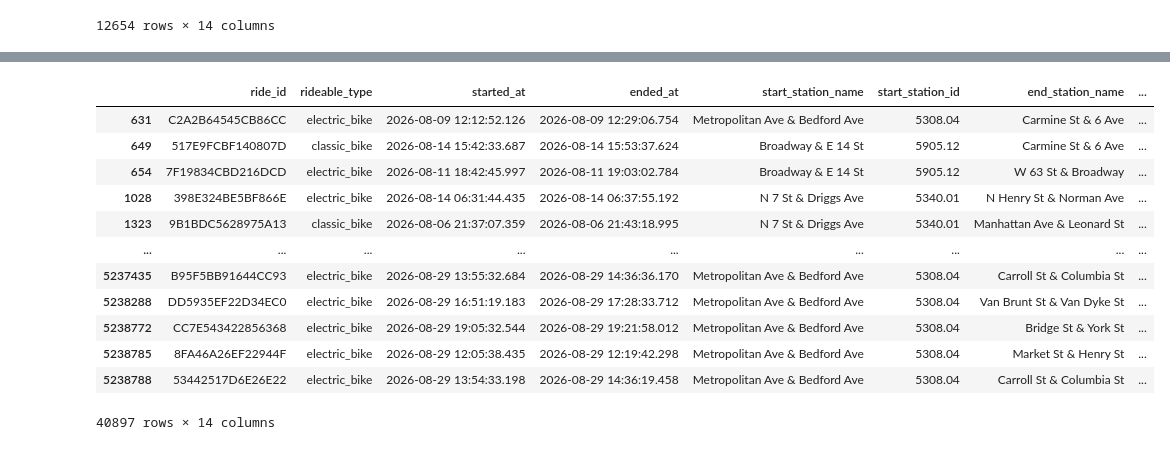
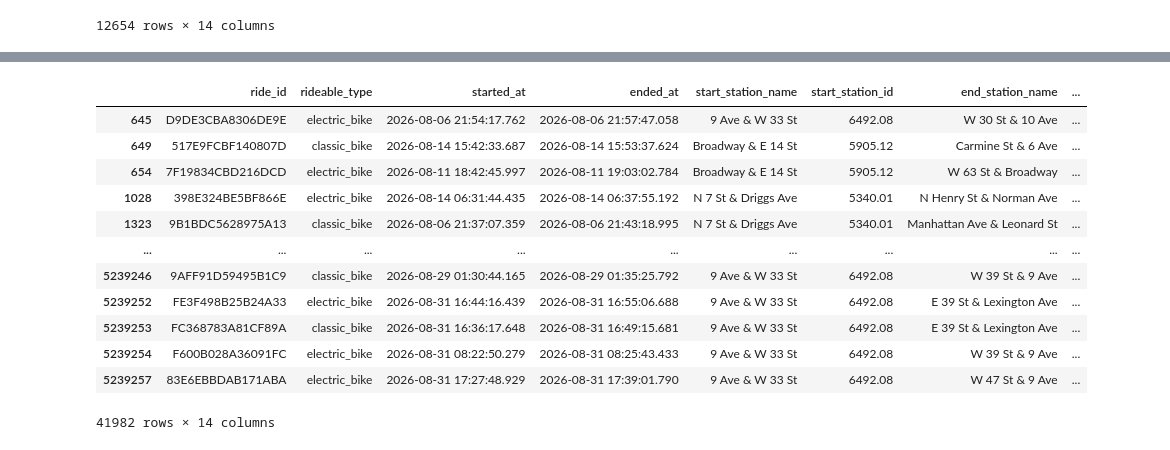
Before and after one commit to rachichi/citibikeavailability, a Jupyter notebook: citibike.ipynb, the cells around one changed output, grey strips where cells are left out. Cells and saved outputs as stored; diff of their text form; code cells hidden in the pictures.

```diff
--- a/citibike.ipynb
+++ b/citibike.ipynb
@@ -255,17 +255,17 @@ df[df['start_station_name'] == "Metropolitan Ave & Bedford Ave"]
 # %%
-new_df = df[df['start_station_name'].isin(["Broadway & E 14 St", "N 7 St & Driggs Ave", "Metropolitan Ave & Bedford Ave"])]
+new_df = df[df['start_station_name'].isin(["Broadway & E 14 St", "N 7 St & Driggs Ave", "9 Ave & W 33 St"])]
 new_df
 # %% [output]
 |  | ride_id | rideable_type | started_at | ended_at | start_station_name | start_station_id | end_station_name | ... |
-| 631 | C2A2B64545CB86CC | electric_bike | 2026-08-09 12:12:52.126 | 2026-08-09 12:29:06.754 | Metropolitan Ave & Bedford Ave | 5308.04 | Carmine St & 6 Ave | ... |
+| 645 | D9DE3CBA8306DE9E | electric_bike | 2026-08-06 21:54:17.762 | 2026-08-06 21:57:47.058 | 9 Ave & W 33 St | 6492.08 | W 30 St & 10 Ave | ... |
 | 649 | 517E9FCBF140807D | classic_bike | 2026-08-14 15:42:33.687 | 2026-08-14 15:53:37.624 | Broadway & E 14 St | 5905.12 | Carmine St & 6 Ave | ... |
 | 654 | 7F19834CBD216DCD | electric_bike | 2026-08-11 18:42:45.997 | 2026-08-11 19:03:02.784 | Broadway & E 14 St | 5905.12 | W 63 St & Broadway | ... |
 | 1028 | 398E324BE5BF866E | electric_bike | 2026-08-14 06:31:44.435 | 2026-08-14 06:37:55.192 | N 7 St & Driggs Ave | 5340.01 | N Henry St & Norman Ave | ... |
 | 1323 | 9B1BDC5628975A13 | classic_bike | 2026-08-06 21:37:07.359 | 2026-08-06 21:43:18.995 | N 7 St & Driggs Ave | 5340.01 | Manhattan Ave & Leonard St | ... |
 | ... | ... | ... | ... | ... | ... | ... | ... | ... |
-| 5237435 | B95F5BB91644CC93 | electric_bike | 2026-08-29 13:55:32.684 | 2026-08-29 14:36:36.170 | Metropolitan Ave & Bedford Ave | 5308.04 | Carroll St & Columbia St | ... |
-| 5238288 | DD5935EF22D34EC0 | electric_bike | 2026-08-29 16:51:19.183 | 2026-08-29 17:28:33.712 | Metropolitan Ave & Bedford Ave | 5308.04 | Van Brunt St & Van Dyke St | ... |
-| 5238772 | CC7E543422856368 | electric_bike | 2026-08-29 19:05:32.544 | 2026-08-29 19:21:58.012 | Metropolitan Ave & Bedford Ave | 5308.04 | Bridge St & York St | ... |
-| 5238785 | 8FA46A26EF22944F | electric_bike | 2026-08-29 12:05:38.435 | 2026-08-29 12:19:42.298 | Metropolitan Ave & Bedford Ave | 5308.04 | Market St & Henry St | ... |
-| 5238788 | 53442517D6E26E22 | electric_bike | 2026-08-29 13:54:33.198 | 2026-08-29 14:36:19.458 | Metropolitan Ave & Bedford Ave | 5308.04 | Carroll St & Columbia St | ... |
+| 5239246 | 9AFF91D59495B1C9 | classic_bike | 2026-08-29 01:30:44.165 | 2026-08-29 01:35:25.792 | 9 Ave & W 33 St | 6492.08 | W 39 St & 9 Ave | ... |
+| 5239252 | FE3F498B25B24A33 | electric_bike | 2026-08-31 16:44:16.439 | 2026-08-31 16:55:06.688 | 9 Ave & W 33 St | 6492.08 | E 39 St & Lexington Ave | ... |
+| 5239253 | FC368783A81CF89A | classic_bike | 2026-08-31 16:36:17.648 | 2026-08-31 16:49:15.681 | 9 Ave & W 33 St | 6492.08 | E 39 St & Lexington Ave | ... |
+| 5239254 | F600B028A36091FC | electric_bike | 2026-08-31 08:22:50.279 | 2026-08-31 08:25:43.433 | 9 Ave & W 33 St | 6492.08 | W 39 St & 9 Ave | ... |
+| 5239257 | 83E6EBBDAB171ABA | electric_bike | 2026-08-31 17:27:48.929 | 2026-08-31 17:39:01.790 | 9 Ave & W 33 St | 6492.08 | W 47 St & 9 Ave | ... |
-40897 rows × 14 columns
+41982 rows × 14 columns
```
Also changed, not shown: parts of 1 cell of this notebook.
